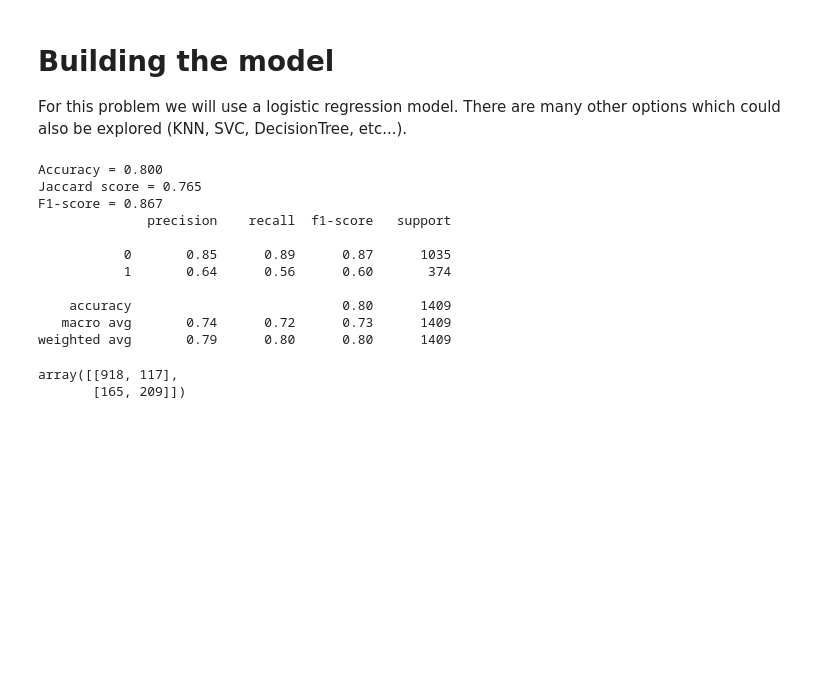
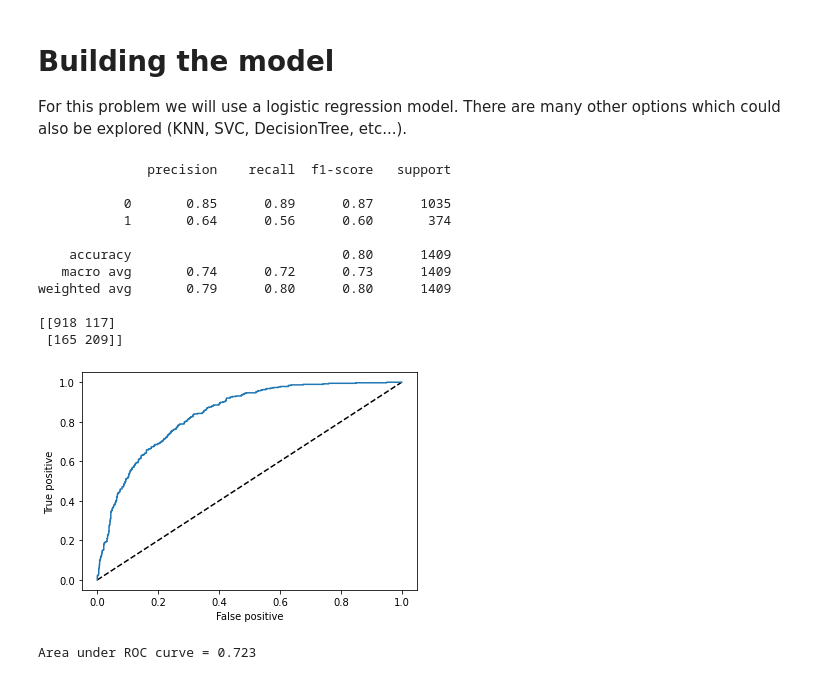
Before and after one commit to MOK-learning/stericycle, a Jupyter notebook: notebook.ipynb, the cells around one changed output. Drawn from its saved outputs; the diff is of its cells as text; code cells hidden in the pictures; blank space fills up the shorter version.

```diff
--- a/notebook.ipynb
+++ b/notebook.ipynb
@@ -105,38 +108,41 @@ X_train, X_test, y_train, y_test = train_test_split(X, y, test_size=0.2, random_
 # Building the model
 
 For this problem we will use a logistic regression model. There are many other options which could also be explored (KNN, SVC, DecisionTree, etc...).
-# %%
-# Fit the model with the training data
-log_reg = LogisticRegression()
-log_reg.fit(X_train, y_train)
-
-# Test the model with the testing data
-accuracy = log_reg.score(X_test, y_test)
-print(f'Accuracy = {accuracy:.3f}')
-
-# Evaulate the model with various metrics
-yhat = log_reg.predict(X_test)
-jscore = jaccard_score(y_test, yhat, pos_label=0)
-print(f'Jaccard score = {jscore:.3f}')
-
-f1score = f1_score(y_test, yhat, pos_label=0)
-print(f'F1-score = {f1score:.3f}')
-
-print(classification_report(y_test, yhat))
-
-# Confusion matrix
-confusion_matrix(y_test, yhat, labels=[0, 1])
-# %% [output]
-Accuracy = 0.800
-Jaccard score = 0.765
-F1-score = 0.867
-              precision    recall  f1-score   support
-
-           0       0.85      0.89      0.87      1035
-           1       0.64      0.56      0.60       374
-
-    accuracy                           0.80      1409
-   macro avg       0.74      0.72      0.73      1409
-weighted avg       0.79      0.80      0.80      1409
-array([[918, 117],
-       [165, 209]])
+# %%
+# Fit the model with the training data
+log_reg = LogisticRegression()
+log_reg.fit(X_train, y_train)
+
+# Evaulate the model with the test data
+yhat = log_reg.predict(X_test)
+print(classification_report(y_test, yhat))
+
+# Confusion matrix
+print(confusion_matrix(y_test, yhat, labels=[0, 1]))
+
+# ROC curve
+yhat_prob = log_reg.predict_proba(X_test)[:,1]
+false_pos, true_pos, thresholds = roc_curve(y_test, yhat_prob)
+
+plt.plot([0, 1], [0, 1], 'k--' )
+plt.plot(false_pos, true_pos)
+plt.xlabel('False positive')
+plt.ylabel('True positive')
+plt.show()
+
+rscore = roc_auc_score(y_test, yhat)
+print(f'Area under ROC curve = {rscore:.3f}')
+# %% [output]
+              precision    recall  f1-score   support
+
+           0       0.85      0.89      0.87      1035
+           1       0.64      0.56      0.60       374
+
+    accuracy                           0.80      1409
+   macro avg       0.74      0.72      0.73      1409
+weighted avg       0.79      0.80      0.80      1409
+
+[[918 117]
+ [165 209]]
+[figure, added]
+Area under ROC curve = 0.723
```
Also changed, not shown: parts of 4 cells of this notebook, 1 other file.
